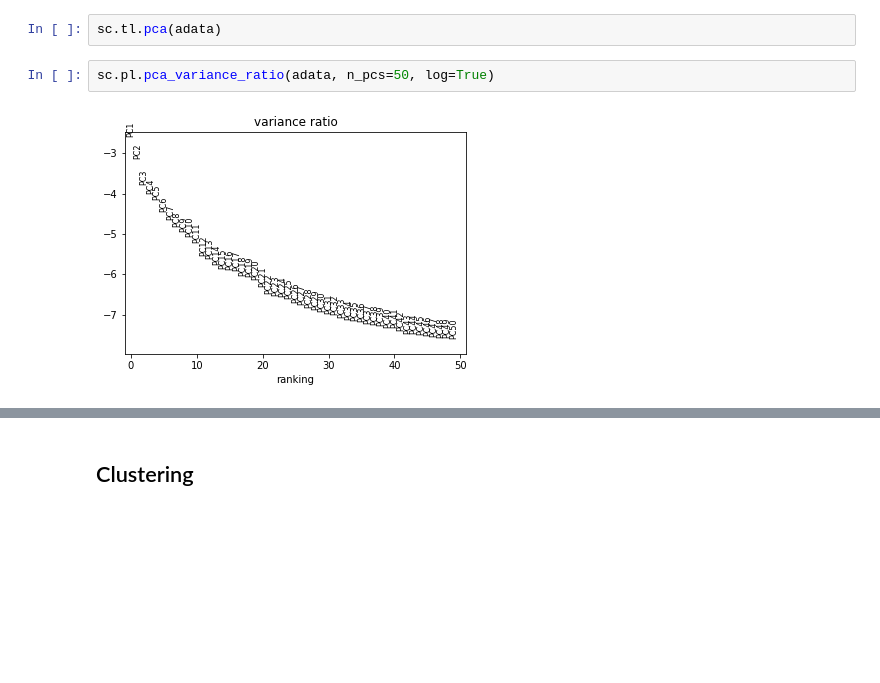
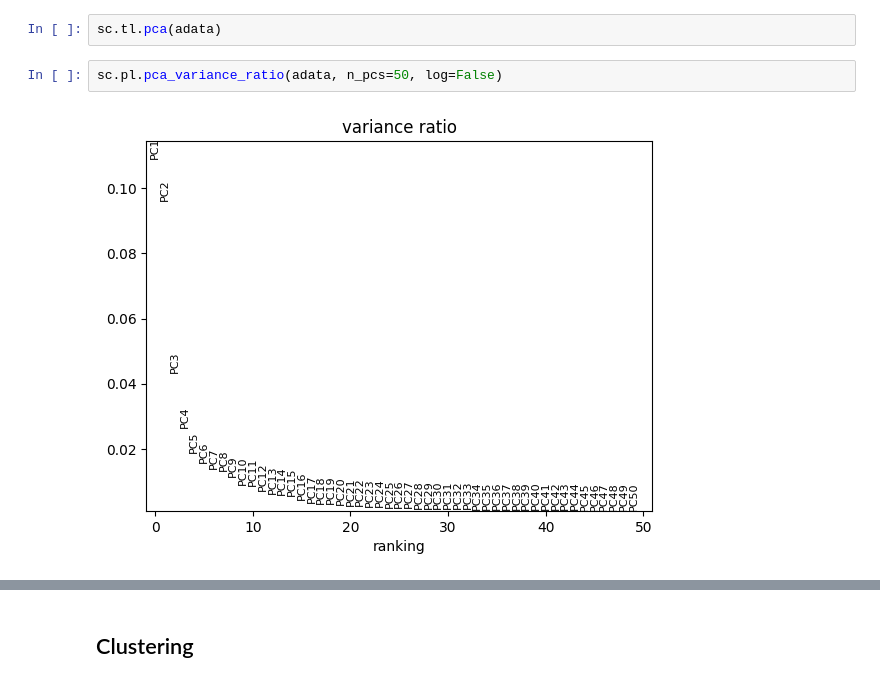
Before and after one commit to yuyanchenglab/CAMR2024, a Jupyter notebook: QualityControl.ipynb, the cells around one changed output, grey strips where cells are left out. Saved outputs shown, nothing was run; the diff lists cells and outputs as text; blank space fills up the shorter version.

```diff
--- a/QualityControl.ipynb
+++ b/QualityControl.ipynb
@@ -379,9 +473,9 @@ How is dispersion measured when there's no section sample?
 # %%
 sc.tl.pca(adata)
 # %%
-sc.pl.pca_variance_ratio(adata, n_pcs=50, log=True)
+sc.pl.pca_variance_ratio(adata, n_pcs=50, log=False)
 # %% [output]
-[figure, old version]
+[figure, new version]
 # %%
 sc.pl.pca(
     adata,
```
Also changed, not shown: parts of 30 cells of this notebook, 11 other files.
